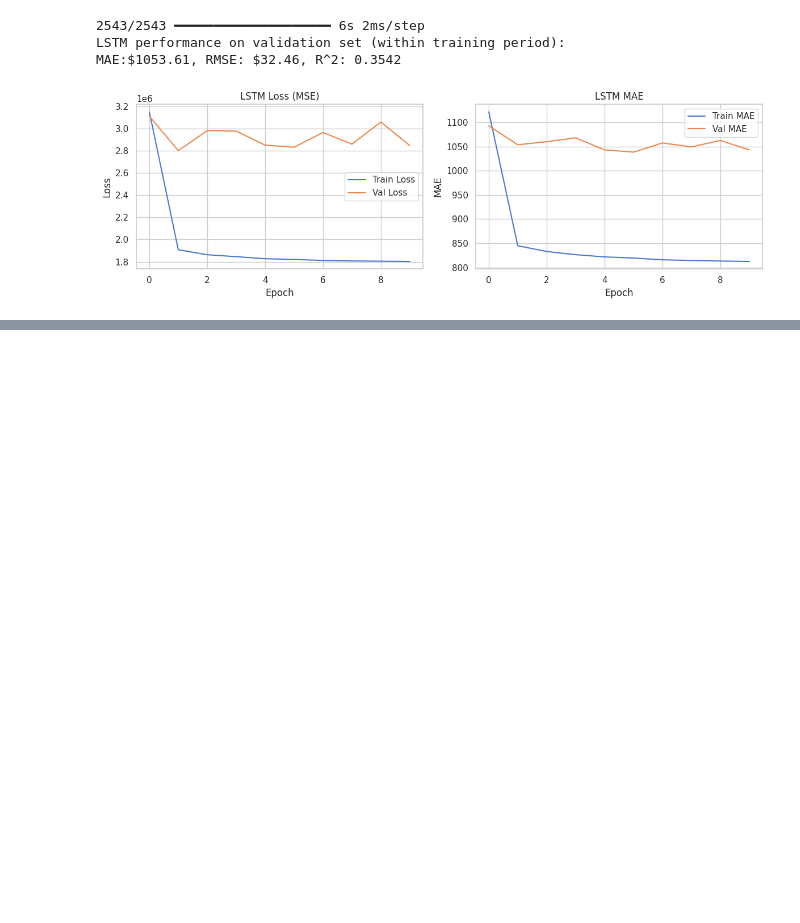
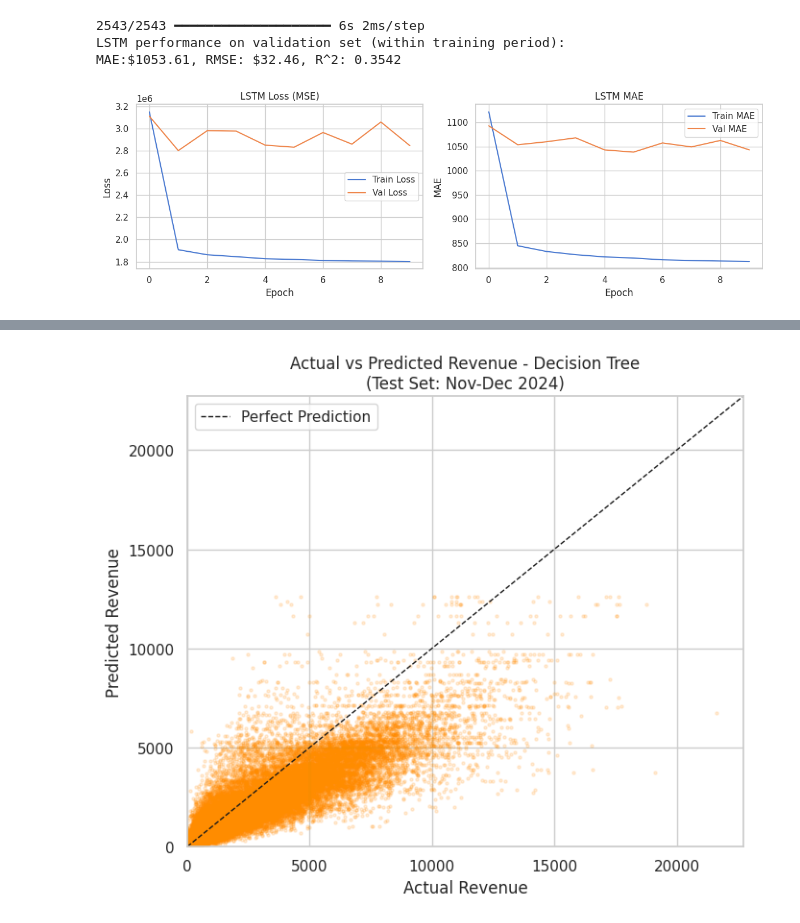
Before and after one commit to kayliehynes1/personal, a Jupyter notebook: RevenueCombined.ipynb, the cells around one changed output, grey strips where cells are left out. Drawn from its saved outputs; the diff is of its cells as text; code cells hidden in the pictures; blank space fills up the shorter version.

```diff
--- a/RevenueCombined.ipynb
+++ b/RevenueCombined.ipynb
@@ -1736,0 +1892,15 @@ if 'y_test_true' in locals():
+# %%
+#Actual vs Predicted
+fig,ax = plt.subplots(figsize=(7,6))
+lim = max(y_actual.max(), y_hat.max()) * 1.05
+ax.scatter(y_actual, y_hat, alpha=0.15, s=5, color='darkorange')
+ax.plot([0,lim], [0,lim], 'k--', linewidth=1, label='Perfect Prediction')
+ax.set_xlim(0,lim); ax.set_ylim(0,lim)
+ax.set_xlabel('Actual Revenue')
+ax.set_ylabel('Predicted Revenue')
+ax.set_title(f'Actual vs Predicted Revenue - {best_rev_name}\n(Test Set: Nov-Dec 2024)')
+ax.legend()
+plt.tight_layout()
+plt.show()
+# %% [output]
+[figure, added]
```
Also changed, not shown: parts of 6 cells of this notebook.
